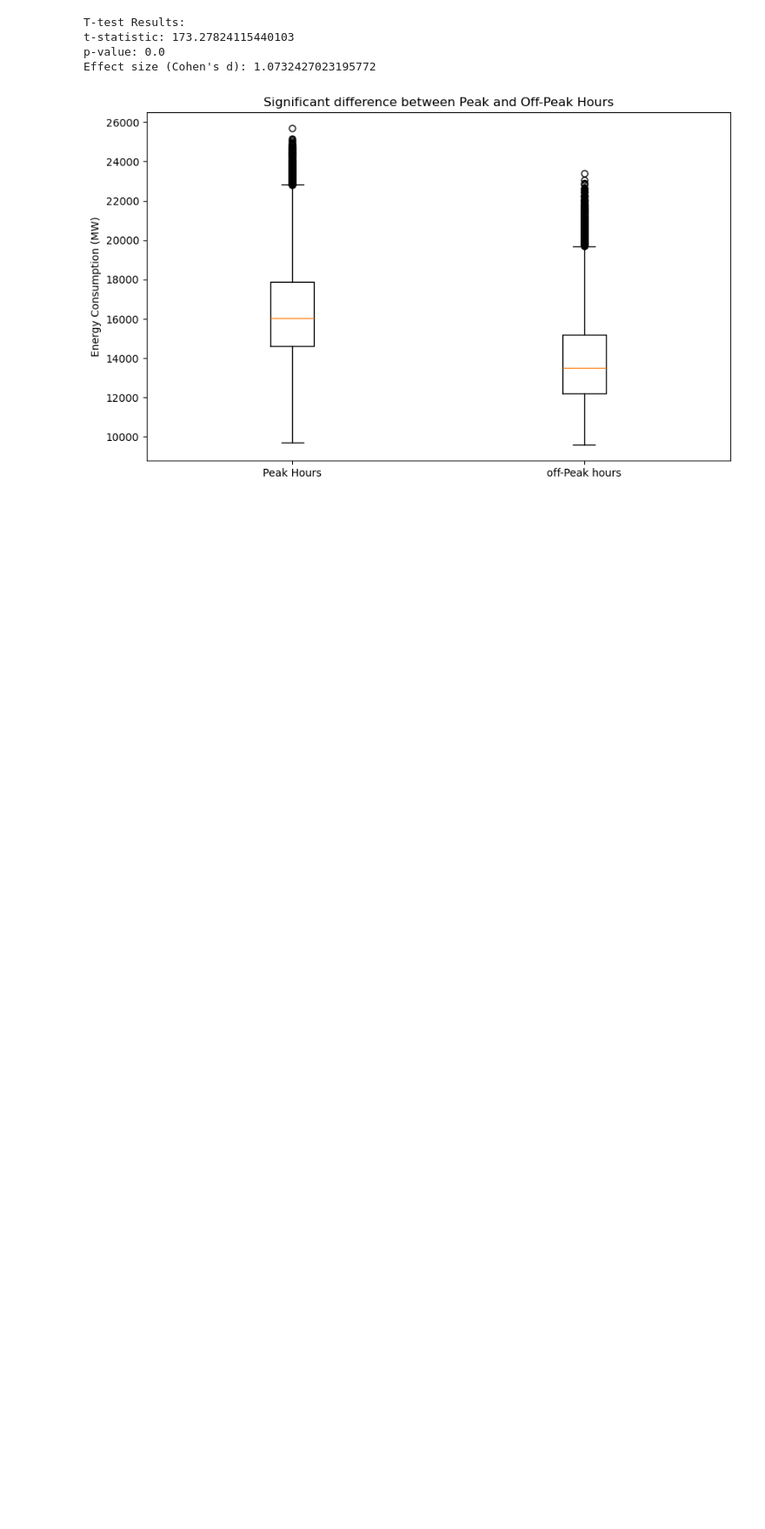
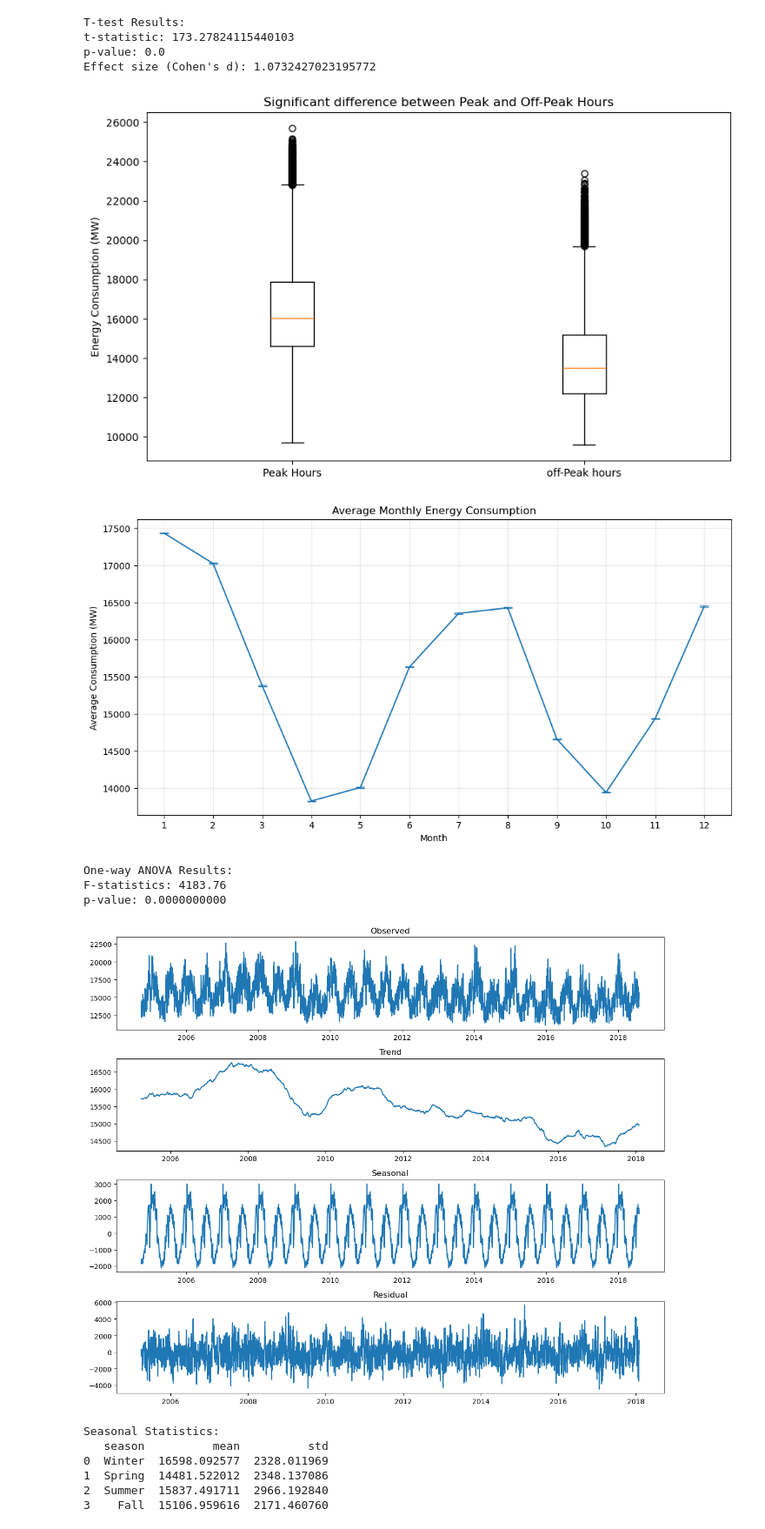
Before and after one commit to brennanlmorris/pjmenergydata, a Jupyter notebook: energy_consumption.ipynb, the cells around one changed output. Shown at 87% size. Cells and saved outputs as stored; diff of their text form; code cells hidden in the pictures; blank space fills up the shorter version.

Commit message:
Added tests and graphics to analyze seasonal veriation, including ANOVA test and Tukey's HSD

```diff
--- a/energy_consumption.ipynb
+++ b/energy_consumption.ipynb
@@ -231,3 +235,78 @@ ax.set_ylabel('Energy Consumption (MW)')
 plt.show()
 # %% [output]
 [figure]
+# %%
+# Extract month and season from datetime
+df['month'] = df['Datetime'].dt.month
+df['season'] = pd.cut(df['Datetime'].dt.month,
+                      bins=[0, 3, 6, 9, 12],
+                      labels=['Winter', 'Spring', 'Summer', 'Fall'],
+                      include_lowest=True)
+
+# Monthly averages
+monthly_avg = df.groupby('month')['AEP_MW'].agg(['mean', 'std']).reset_index()
+
+# Seasonal averages
+seasonal_avg = df.groupby('season')['AEP_MW'].agg(['mean', 'std']).reset_index()
+
+# Plotting monthly patterns
+plt.figure(figsize=(12, 6))
+plt.errorbar(monthly_avg['month'],
+             monthly_avg['mean'],
+             yerr=monthly_avg['std']/np.sqrt(len(df)),
+             capsize=5)
+plt.title('Average Monthly Energy Consumption')
+plt.xlabel('Month')
+plt.ylabel('Average Consumption (MW)')
+plt.xticks(range(1,13))
+plt.grid(True, alpha=0.3)
+plt.show()
+
+# One-way ANOVA test for seasonal differences
+seasons_list = [df[df['season'] == season]['AEP_MW'] for season in ['Winter', 'Spring', 'Summer', 'Fall']]
+f_stat, p_value = stats.f_oneway(*seasons_list)
+
+print("\nOne-way ANOVA Results:")
+print(f"F-statistics: {f_stat:.2f}")
+print(f"p-value: {p_value:.10f}")
+
+# Seasonal decomposition
+from statsmodels.tsa.seasonal import seasonal_decompose
+
+# Resample to daily data for clearer decomposition
+daily_data = df.set_index('Datetime')['AEP_MW'].resample('D').mean()
+
+# Perform seasonal decomposition
+decomposition = seasonal_decompose(daily_data, period=365)
+
+# Plot decomposition
+plt.figure(figsize=(12, 10))
+plt.subplot(411)
+plt.plot(decomposition.observed)
+plt.title('Observed')
+plt.subplot(412)
+plt.plot(decomposition.trend)
+plt.title('Trend')
+plt.subplot(413)
+plt.plot(decomposition.seasonal)
+plt.title('Seasonal')
+plt.subplot(414)
+plt.plot(decomposition.resid)
+plt.title('Residual')
+plt.tight_layout()
+plt.show()
+
+print("\nSeasonal Statistics:")
+print(seasonal_avg)
+# %% [output]
+[figure, added]
+One-way ANOVA Results:
+F-statistics: 4183.76
+p-value: 0.0000000000
+[figure, added]
+Seasonal Statistics:
+   season          mean          std
+0  Winter  16598.092577  2328.011969
+1  Spring  14481.522012  2348.137086
+2  Summer  15837.491711  2966.192840
+3    Fall  15106.959616  2171.460760
```
Also changed, not shown: parts of 3 cells of this notebook.
